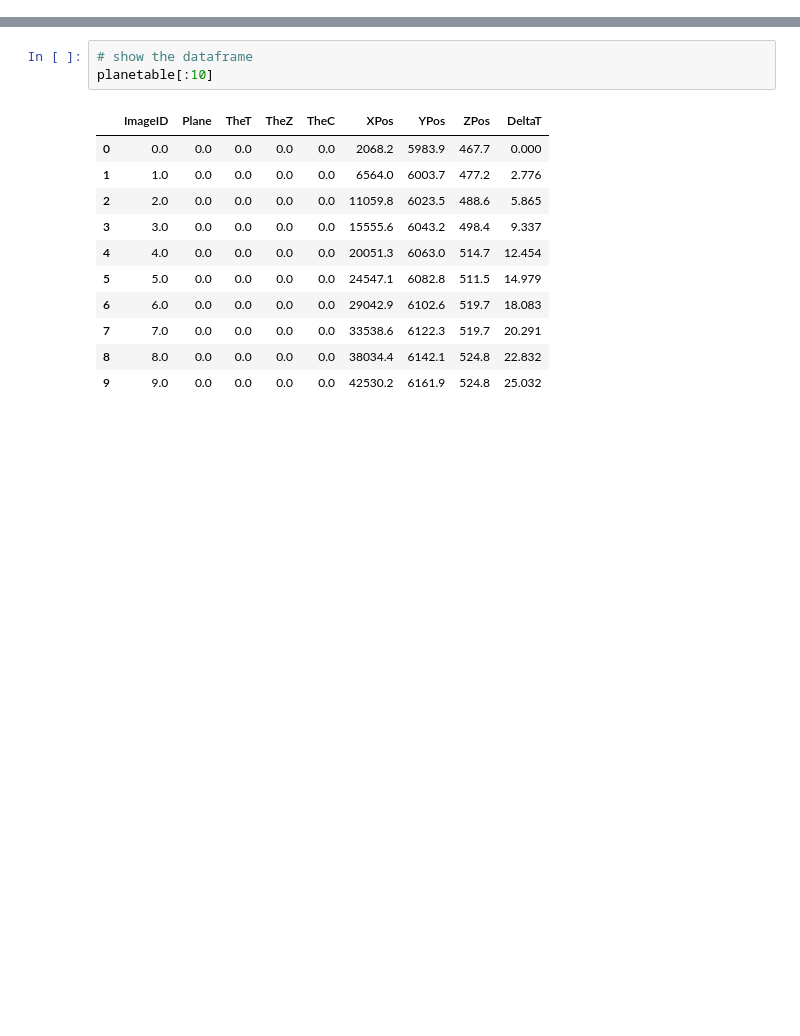
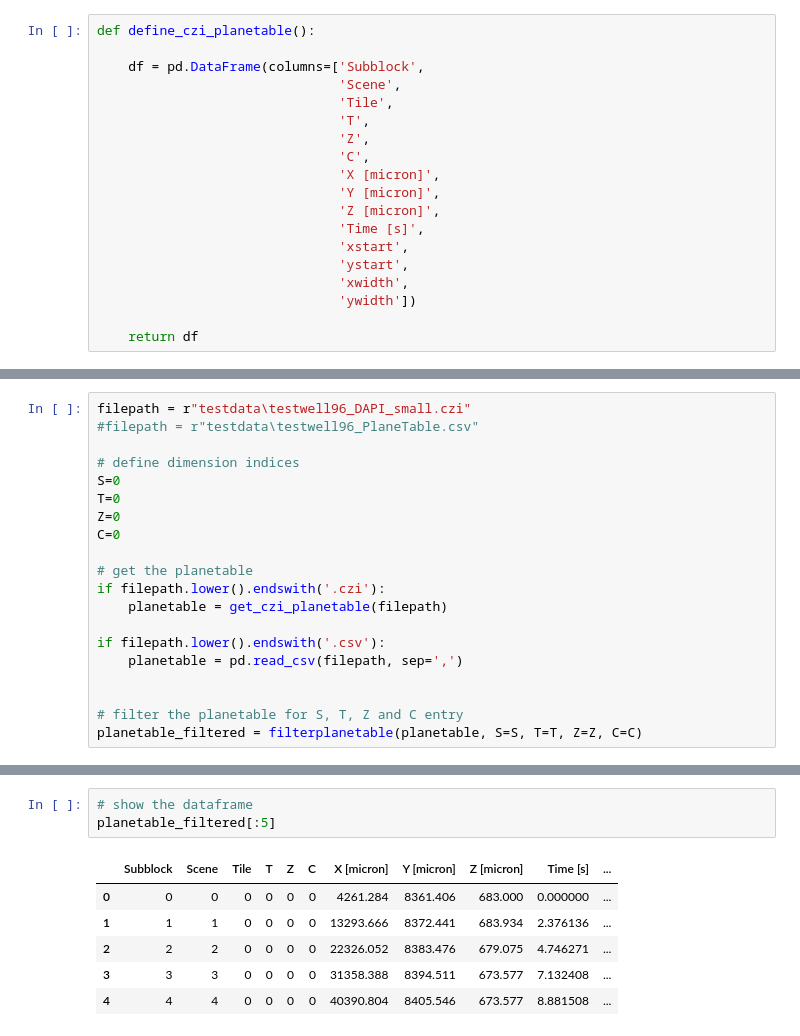
Before and after one commit to zeiss-microscopy/OAD, a Jupyter notebook: jupyter_notebooks/DisplayZsurface/Display_Z-Surface_from_Image.ipynb, the cells around one changed output, grey strips where cells are left out. Saved outputs shown, nothing was run; the diff lists cells and outputs as text; blank space fills up the shorter version.

```diff
--- a/jupyter_notebooks/DisplayZsurface/Display_Z-Surface_from_Image.ipynb
+++ b/jupyter_notebooks/DisplayZsurface/Display_Z-Surface_from_Image.ipynb
@@ -45,0 +39,19 @@ Writing CSV file:  c:\Users\m1srh\Documents\Testdata_Zeiss\Castor\384well_DAPI_p
+# %%
+def define_czi_planetable():
+
+    df = pd.DataFrame(columns=['Subblock',
+                               'Scene',
+                               'Tile',
+                               'T',
+                               'Z',
+                               'C',
+                               'X [micron]',
+                               'Y [micron]',
+                               'Z [micron]',
+                               'Time [s]',
+                               'xstart',
+                               'ystart',
+                               'xwidth',
+                               'ywidth'])
+
+    return df
@@ -45,0 +230,20 @@ Writing CSV file:  c:\Users\m1srh\Documents\Testdata_Zeiss\Castor\384well_DAPI_p
+# %%
+filepath = r"testdata\testwell96_DAPI_small.czi"
+#filepath = r"testdata\testwell96_PlaneTable.csv"
+
+# define dimension indices
+S=0
+T=0
+Z=0
+C=0
+
+# get the planetable
+if filepath.lower().endswith('.czi'):
+    planetable = get_czi_planetable(filepath)
+
+if filepath.lower().endswith('.csv'):
+    planetable = pd.read_csv(filepath, sep=',')
+
+
+# filter the planetable for S, T, Z and C entry
+planetable_filtered = filterplanetable(planetable, S=S, T=T, Z=Z, C=C)
@@ -46,15 +255,10 @@ Writing CSV file:  c:\Users\m1srh\Documents\Testdata_Zeiss\Castor\384well_DAPI_p
 # %%
 # show the dataframe
-planetable[:10]
+planetable_filtered[:5]
 # %% [output]
-|  | ImageID | Plane | TheT | TheZ | TheC | XPos | YPos | ZPos | DeltaT |
-| 0 | 0.0 | 0.0 | 0.0 | 0.0 | 0.0 | 2068.2 | 5983.9 | 467.7 | 0.000 |
-| 1 | 1.0 | 0.0 | 0.0 | 0.0 | 0.0 | 6564.0 | 6003.7 | 477.2 | 2.776 |
-| 2 | 2.0 | 0.0 | 0.0 | 0.0 | 0.0 | 11059.8 | 6023.5 | 488.6 | 5.865 |
-| 3 | 3.0 | 0.0 | 0.0 | 0.0 | 0.0 | 15555.6 | 6043.2 | 498.4 | 9.337 |
-| 4 | 4.0 | 0.0 | 0.0 | 0.0 | 0.0 | 20051.3 | 6063.0 | 514.7 | 12.454 |
-| 5 | 5.0 | 0.0 | 0.0 | 0.0 | 0.0 | 24547.1 | 6082.8 | 511.5 | 14.979 |
-| 6 | 6.0 | 0.0 | 0.0 | 0.0 | 0.0 | 29042.9 | 6102.6 | 519.7 | 18.083 |
-| 7 | 7.0 | 0.0 | 0.0 | 0.0 | 0.0 | 33538.6 | 6122.3 | 519.7 | 20.291 |
-| 8 | 8.0 | 0.0 | 0.0 | 0.0 | 0.0 | 38034.4 | 6142.1 | 524.8 | 22.832 |
-| 9 | 9.0 | 0.0 | 0.0 | 0.0 | 0.0 | 42530.2 | 6161.9 | 524.8 | 25.032 |
+|  | Subblock | Scene | Tile | T | Z | C | X [micron] | Y [micron] | Z [micron] | Time [s] | ... |
+| 0 | 0 | 0 | 0 | 0 | 0 | 0 | 4261.284 | 8361.406 | 683.000 | 0.000000 | ... |
+| 1 | 1 | 1 | 0 | 0 | 0 | 0 | 13293.666 | 8372.441 | 683.934 | 2.376136 | ... |
+| 2 | 2 | 2 | 0 | 0 | 0 | 0 | 22326.052 | 8383.476 | 679.075 | 4.746271 | ... |
+| 3 | 3 | 3 | 0 | 0 | 0 | 0 | 31358.388 | 8394.511 | 673.577 | 7.132408 | ... |
+| 4 | 4 | 4 | 0 | 0 | 0 | 0 | 40390.804 | 8405.546 | 673.577 | 8.881508 | ... |
```
Also changed, not shown: parts of 11 cells of this notebook, 10 other files.
